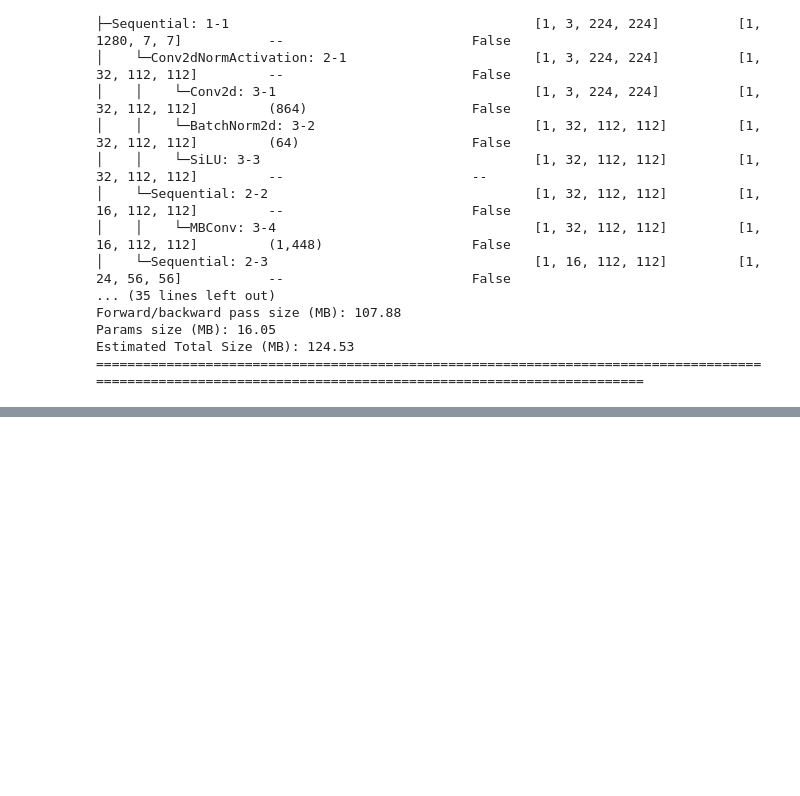
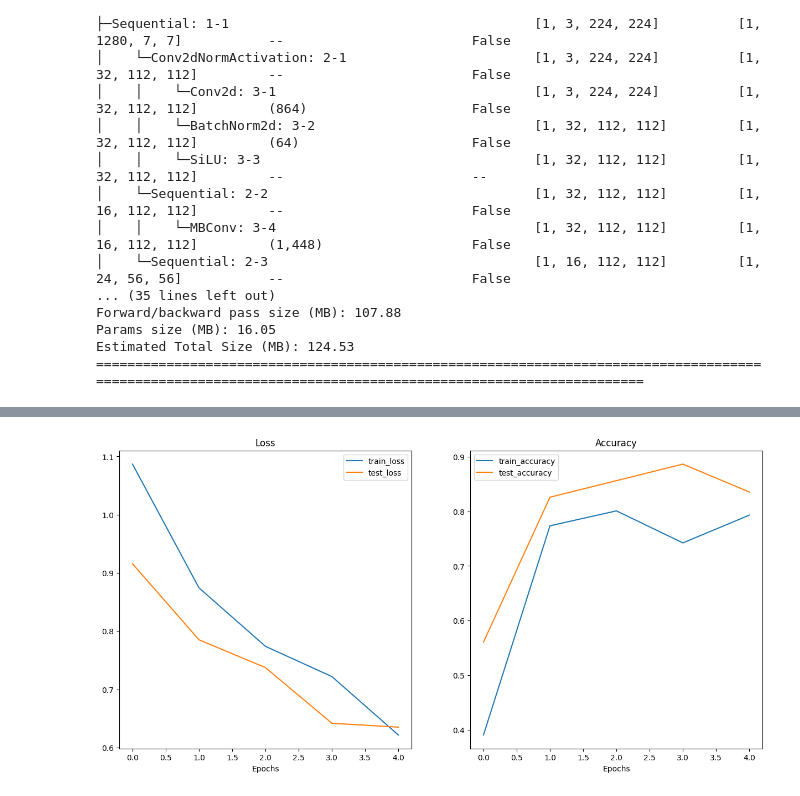
Before and after one commit to ChandulaSenevirathna/Transfer-Learning-PyTorch, a Jupyter notebook: PyTorch_tranfer_learning.ipynb, the cells around one changed output, grey strips where cells are left out. Cells and saved outputs as stored; diff of their text form; code cells hidden in the pictures; blank space fills up the shorter version.

```diff
--- a/PyTorch_tranfer_learning.ipynb
+++ b/PyTorch_tranfer_learning.ipynb
@@ -187,3 +190,23 @@ Forward/backward pass size (MB): 107.88
 Params size (MB): 16.05
 Estimated Total Size (MB): 124.53
 ===========================================================================================================================================================
+# %%
+loss_fn = nn.CrossEntropyLoss()
+optimizer = torch.optim.Adam(model.parameters(), lr=0.001)
+# %%
+torch.manual_seed(42)
+torch.cuda.manual_seed(42)
+
+start_time = timer()
+
+results = engine.train(model=model,
+                       train_dataloader=train_dataloader,
+                       test_dataloader=test_dataloader,
+                       loss_fn=loss_fn,
+                       optimizer=optimizer,
+                       device=device,
+                       epochs=5)
+
+end_time = timer()
+
+print(f"Toatal training time {end_time - start_time:.3f} seconds ")
@@ -189,0 +220,4 @@ Estimated Total Size (MB): 124.53
+# %%
+plot_loss_curves(results)
+# %% [output]
+[figure, added]
```
Also changed, not shown: parts of 2 cells of this notebook, 1 other file.
